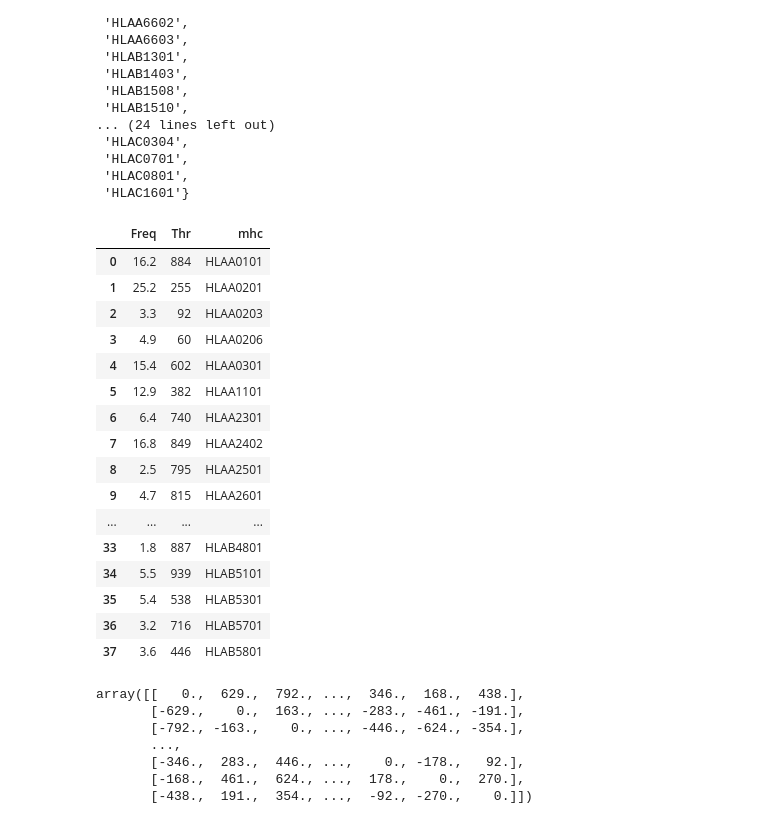
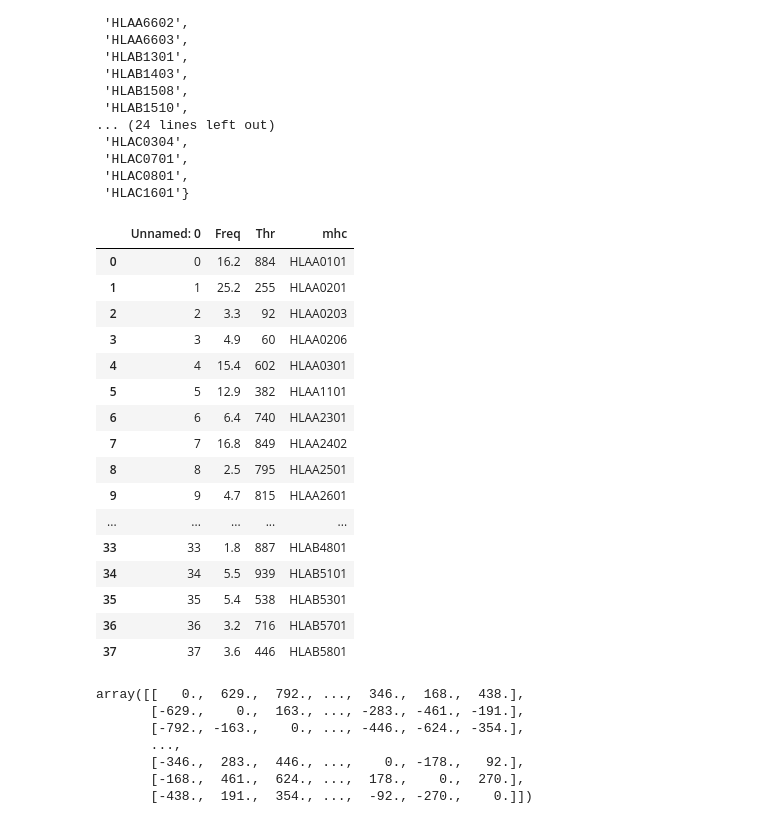
Before and after one commit to imminfo/mhc, a Jupyter notebook: data/mhc.ipynb, the cells around one changed output. Saved outputs shown, nothing was run; the diff lists cells and outputs as text; code cells hidden in the pictures.

```diff
--- a/data/mhc.ipynb
+++ b/data/mhc.ipynb
@@ -70,28 +70,28 @@ set(df_nat["mhc"]).difference(set(df_our["mhc"]))
  'HLAC0801',
  'HLAC1601'}
 # %%
-df_thr = pd.read_table("bind_thr.txt")
-df_thr["mhc"] = list(map(lambda x: "HLA" + x.replace("*", "").replace(":", ""), df_thr["Allele"]))
-df_thr.drop("Allele", 1, inplace=True)
+df_thr = pd.read_csv("bind_thr.csv")
+# df_thr["mhc"] = list(map(lambda x: "HLA" + x.replace("*", "").replace(":", ""), df_thr["Allele"]))
+# df_thr.drop("mhc", 1, inplace=True)
 df_thr
 # %% [output]
-|  | Freq | Thr | mhc |
-| 0 | 16.2 | 884 | HLAA0101 |
-| 1 | 25.2 | 255 | HLAA0201 |
-| 2 | 3.3 | 92 | HLAA0203 |
-| 3 | 4.9 | 60 | HLAA0206 |
-| 4 | 15.4 | 602 | HLAA0301 |
-| 5 | 12.9 | 382 | HLAA1101 |
-| 6 | 6.4 | 740 | HLAA2301 |
-| 7 | 16.8 | 849 | HLAA2402 |
-| 8 | 2.5 | 795 | HLAA2501 |
-| 9 | 4.7 | 815 | HLAA2601 |
-| ... | ... | ... | ... |
-| 33 | 1.8 | 887 | HLAB4801 |
-| 34 | 5.5 | 939 | HLAB5101 |
-| 35 | 5.4 | 538 | HLAB5301 |
-| 36 | 3.2 | 716 | HLAB5701 |
-| 37 | 3.6 | 446 | HLAB5801 |
+|  | Unnamed: 0 | Freq | Thr | mhc |
+| 0 | 0 | 16.2 | 884 | HLAA0101 |
+| 1 | 1 | 25.2 | 255 | HLAA0201 |
+| 2 | 2 | 3.3 | 92 | HLAA0203 |
+| 3 | 3 | 4.9 | 60 | HLAA0206 |
+| 4 | 4 | 15.4 | 602 | HLAA0301 |
+| 5 | 5 | 12.9 | 382 | HLAA1101 |
+| 6 | 6 | 6.4 | 740 | HLAA2301 |
+| 7 | 7 | 16.8 | 849 | HLAA2402 |
+| 8 | 8 | 2.5 | 795 | HLAA2501 |
+| 9 | 9 | 4.7 | 815 | HLAA2601 |
+| ... | ... | ... | ... | ... |
+| 33 | 33 | 1.8 | 887 | HLAB4801 |
+| 34 | 34 | 5.5 | 939 | HLAB5101 |
+| 35 | 35 | 5.4 | 538 | HLAB5301 |
+| 36 | 36 | 3.2 | 716 | HLAB5701 |
+| 37 | 37 | 3.6 | 446 | HLAB5801 |
 # %%
 def hamm(seq1, seq2):
     res = 0
```
Also changed, not shown: parts of 16 cells of this notebook, 52 other files.
